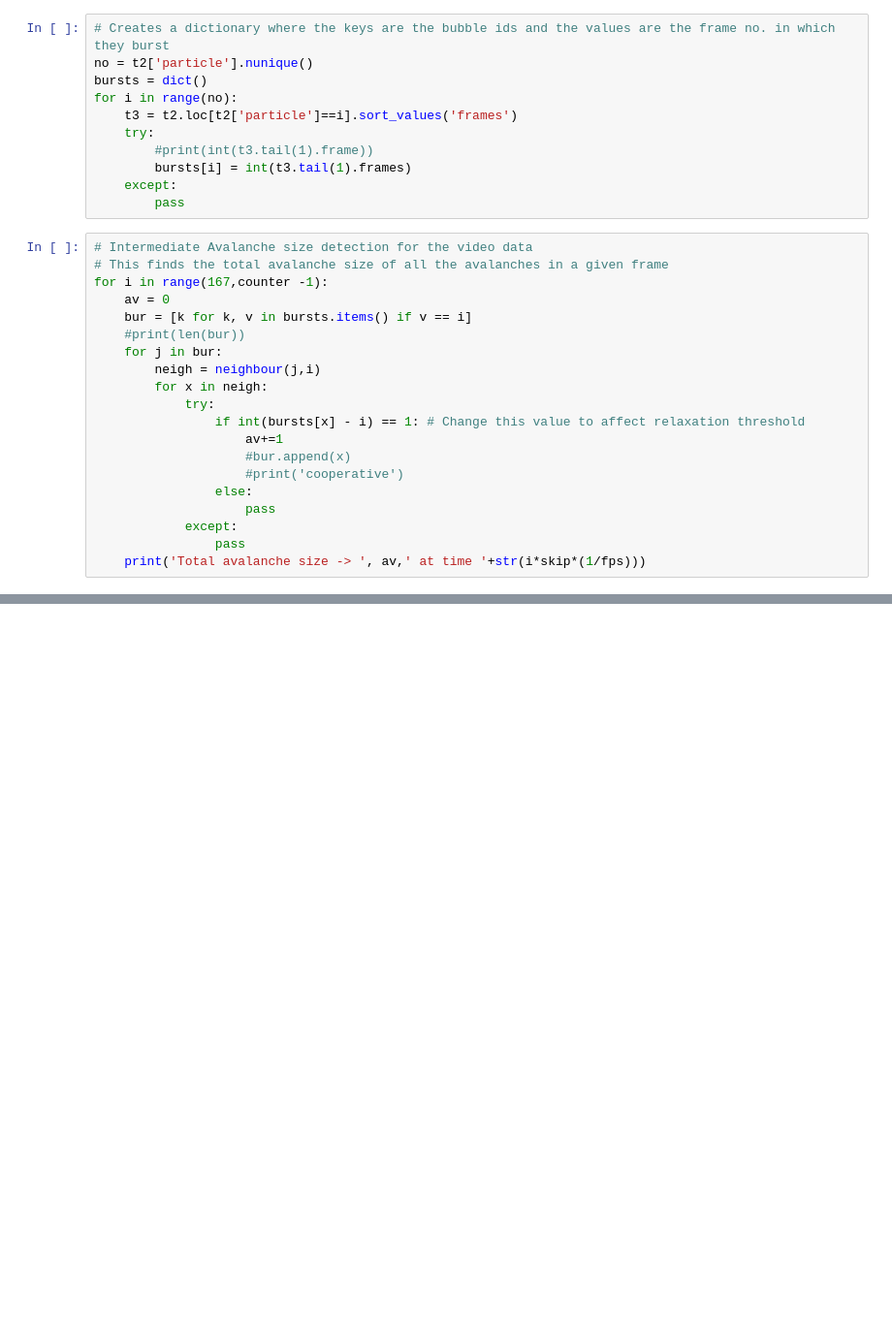
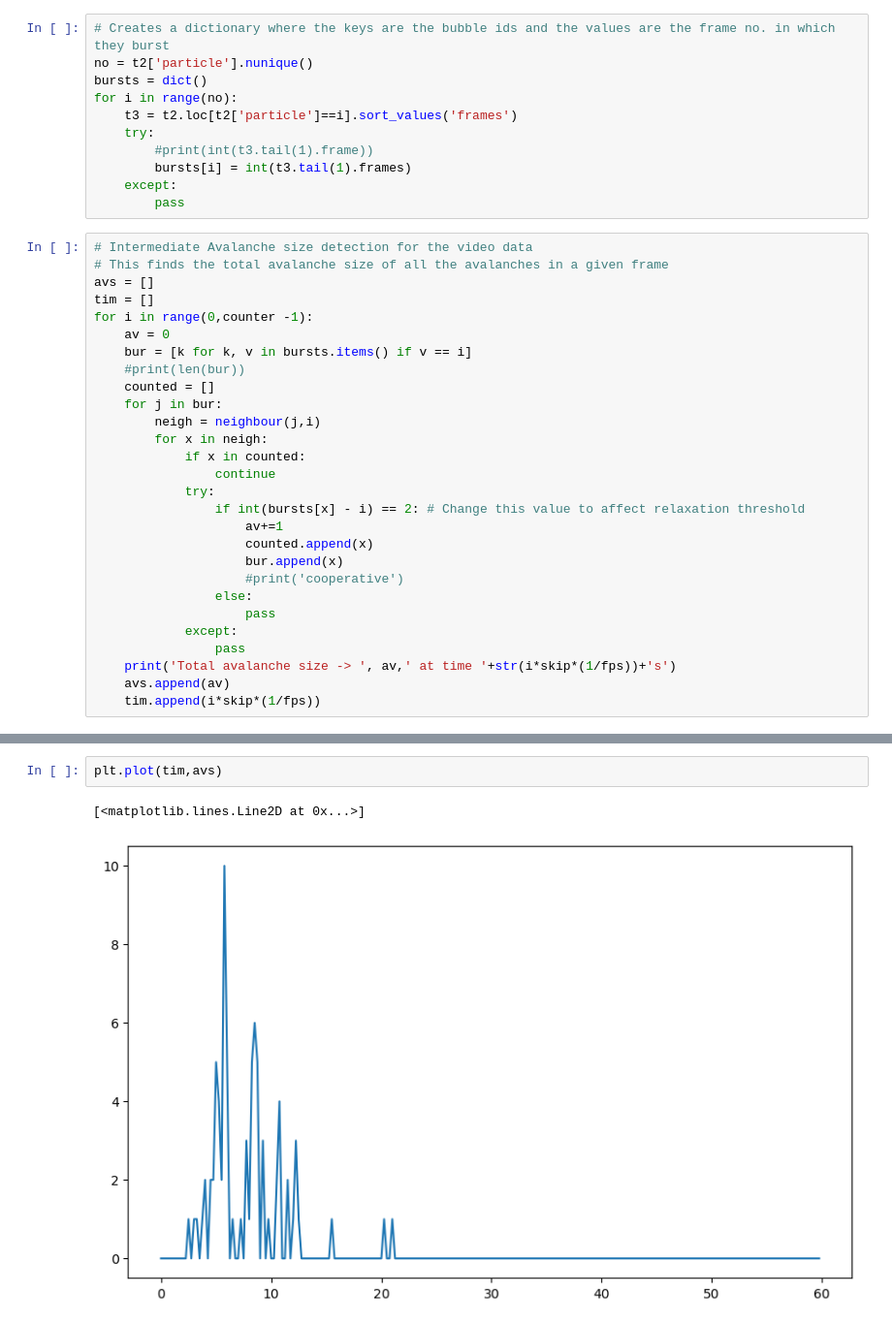
Before and after one commit to CasioWave/bubble-video-analysis, a Jupyter notebook: Bubble Analysis.ipynb, the cells around one changed output, grey strips where cells are left out. Shown: that part at 97% size. Drawn from its saved outputs; the diff is of its cells as text; blank space fills up the shorter version.

```diff
--- a/Bubble Analysis.ipynb
+++ b/Bubble Analysis.ipynb
@@ -154,21 +154,29 @@ for i in range(no):
 # %%
 # Intermediate Avalanche size detection for the video data
 # This finds the total avalanche size of all the avalanches in a given frame
-for i in range(167,counter -1):
+avs = []
+tim = []
+for i in range(0,counter -1):
     av = 0
     bur = [k for k, v in bursts.items() if v == i]
     #print(len(bur))
+    counted = []
     for j in bur:
         neigh = neighbour(j,i)
         for x in neigh:
+            if x in counted:
+                continue
             try:
-                if int(bursts[x] - i) == 1: # Change this value to affect relaxation threshold
+                if int(bursts[x] - i) == 2: # Change this value to affect relaxation threshold
                     av+=1
-                    #bur.append(x)
+                    counted.append(x)
+                    bur.append(x)
                     #print('cooperative')
                 else:
                     pass
             except:
                 pass
-    print('Total avalanche size -> ', av,' at time '+str(i*skip*(1/fps)))
+    print('Total avalanche size -> ', av,' at time '+str(i*skip*(1/fps))+'s')
+    avs.append(av)
+    tim.append(i*skip*(1/fps))
 # %% [output]
@@ -191,0 +200,5 @@ Total avalanche size ->  0  at time 59.875
+# %%
+plt.plot(tim,avs)
+# %% [output]
+[<matplotlib.lines.Line2D at 0x...>]
+[figure, added]
```
Also changed, not shown: parts of 10 cells of this notebook.
